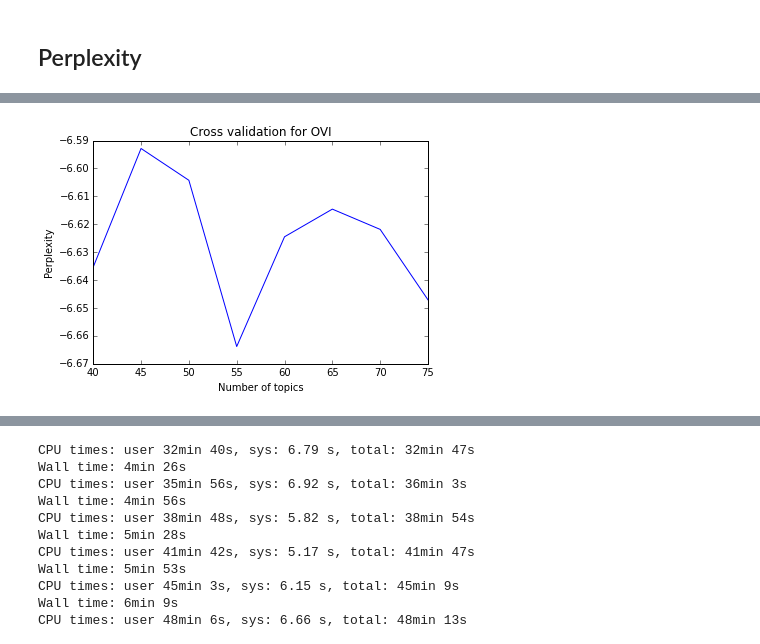
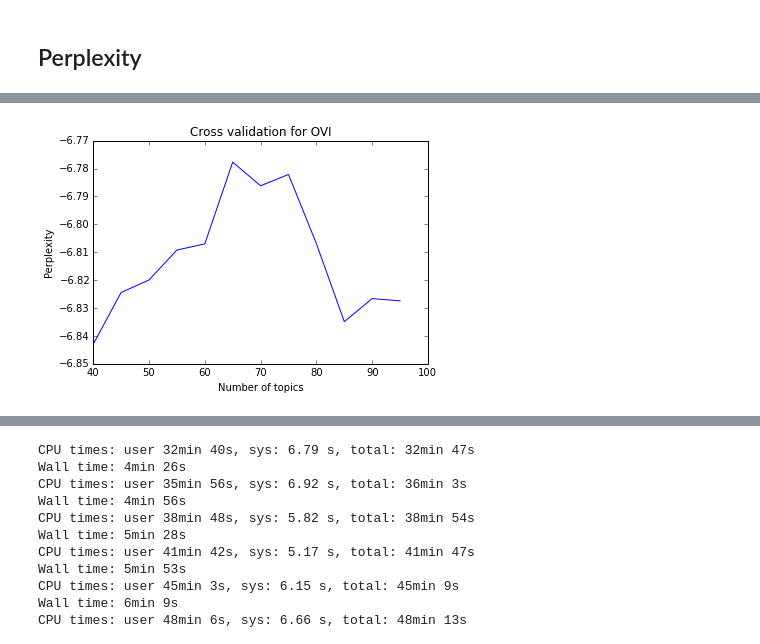
Before and after one commit to virgodi/plda, a Jupyter notebook: Project description.ipynb, the cells around one changed output, grey strips where cells are left out. Saved outputs shown, nothing was run; the diff lists cells and outputs as text; code cells hidden in the pictures.

```diff
--- a/Project description.ipynb
+++ b/Project description.ipynb
@@ -172,6 +172,9 @@ Next, we run a cross-validation on the number of topics and calculate perplexity
 # Be sure to unzip the dtm file and adjust the relative location of the file
 import numpy as np
 dtm = np.load('lasvegas/lv_dtm.npy').astype(np.dtype('i'))
+# Data for cross validation
+dtm_train = np.load('../Lasvegas/dtm_lv_train.npy').astype(np.dtype('i'))
+dtm_test = np.load('../Lasvegas/dtm_lv_test.npy').astype(np.dtype('i'))
 vocablv = np.load('lasvegas/lv_vocab10.npy')
 reutdtm = np.load('reuters/dtm.npy').astype(np.dtype('i'))
 reutvoc = np.load('reuters/vocab.npy')
@@ -270,12 +273,12 @@ Compared to the existing lda package, our methods outperform quite a bit!
 # %%
 # Cross validation on the number of topics
 def cv(model_name, model):
-    K = range(40, 80, 5)
+    K = range(40, 100, 5)
     perplexity_dict = {}
     for k in K:
         model.set_topics(k)
-        %time model.fit(dtm)
-        perplexity_dict[k] = model.perplexity_train
+        %time model.fit(dtm_train)
+        perplexity_dict[k] = Evaluation.perplexity(model, dtm_test)
     perp_val = sorted(perplexity_dict.items(), key=lambda x: x[0])
     plt.plot([p[0] for p in perp_val], [p[1] for p in perp_val])
     plt.xlabel('Number of topics')
@@ -283,6 +286,6 @@ def cv(model_name, model):
     plt.title('Cross validation for ' + model_name)
     plt.show()
 # %%
-model_ovi.set_num_threads(16)
+model_ovi = oviLDA(num_topics=40, num_threads=16, batch_size=50)
 cv("OVI", model_ovi)
 # %% [output]
@@ -305 +309 @@ Wall time: 22.9 s
-[figure, old version]
+[figure, new version]
```
Also changed, not shown: parts of 3 cells of this notebook, 16 other files.
